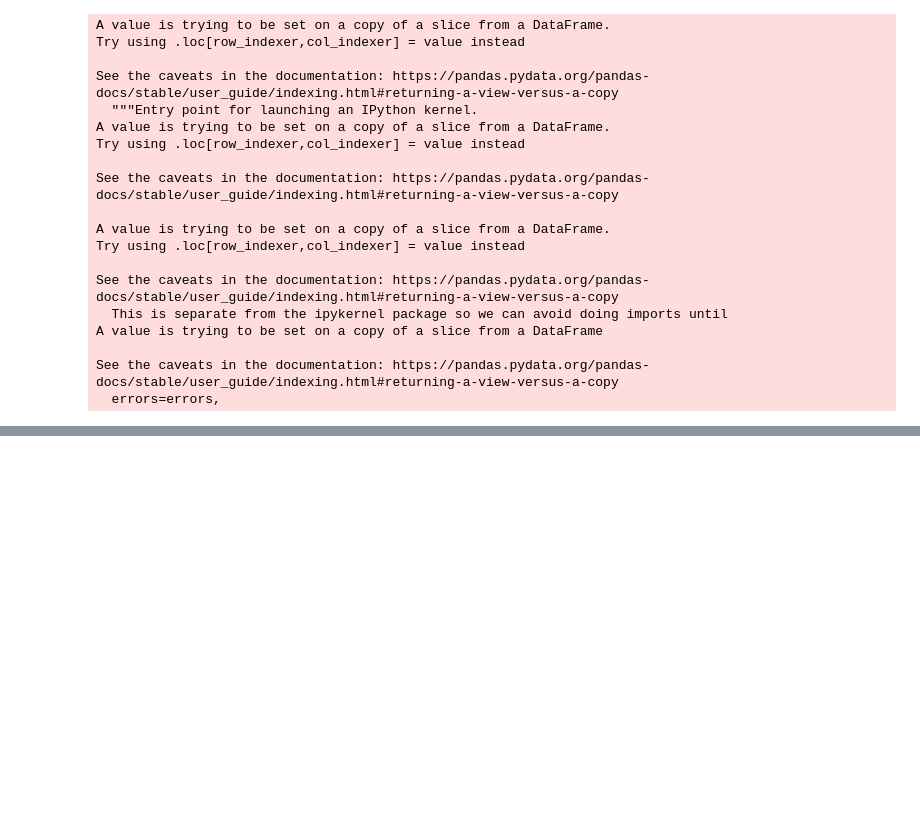
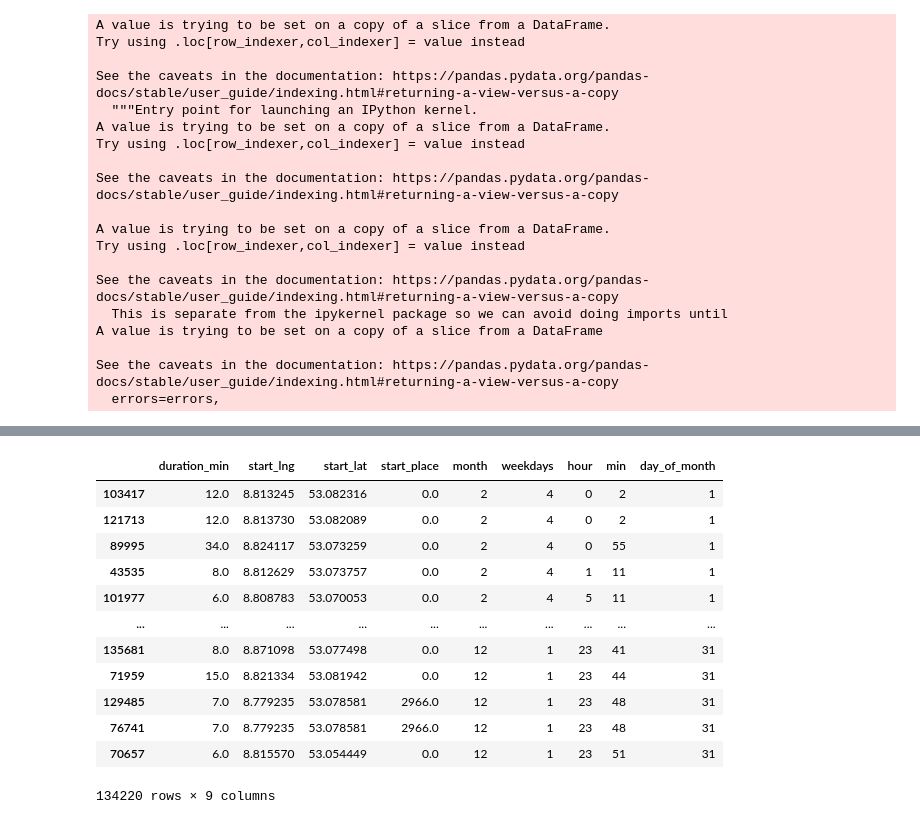
Before and after one commit to janiksudo/PDS_Project, a Jupyter notebook: notebooks/model_duration_explo.ipynb, the cells around one changed output, grey strips where cells are left out. Cells and saved outputs as stored; diff of their text form; code cells hidden in the pictures; blank space fills up the shorter version.

```diff
--- a/notebooks/model_duration_explo.ipynb
+++ b/notebooks/model_duration_explo.ipynb
@@ -110,0 +115,16 @@ data_raw.drop(columns=["bike_type", "identification", "bike"], inplace=True)
+# %%
+data_raw
+# %% [output]
+|  | duration_min | start_lng | start_lat | start_place | month | weekdays | hour | min | day_of_month |
+| 103417 | 12.0 | 8.813245 | 53.082316 | 0.0 | 2 | 4 | 0 | 2 | 1 |
+| 121713 | 12.0 | 8.813730 | 53.082089 | 0.0 | 2 | 4 | 0 | 2 | 1 |
+| 89995 | 34.0 | 8.824117 | 53.073259 | 0.0 | 2 | 4 | 0 | 55 | 1 |
+| 43535 | 8.0 | 8.812629 | 53.073757 | 0.0 | 2 | 4 | 1 | 11 | 1 |
+| 101977 | 6.0 | 8.808783 | 53.070053 | 0.0 | 2 | 4 | 5 | 11 | 1 |
+| ... | ... | ... | ... | ... | ... | ... | ... | ... | ... |
+| 135681 | 8.0 | 8.871098 | 53.077498 | 0.0 | 12 | 1 | 23 | 41 | 31 |
+| 71959 | 15.0 | 8.821334 | 53.081942 | 0.0 | 12 | 1 | 23 | 44 | 31 |
+| 129485 | 7.0 | 8.779235 | 53.078581 | 2966.0 | 12 | 1 | 23 | 48 | 31 |
+| 76741 | 7.0 | 8.779235 | 53.078581 | 2966.0 | 12 | 1 | 23 | 48 | 31 |
+| 70657 | 6.0 | 8.815570 | 53.054449 | 0.0 | 12 | 1 | 23 | 51 | 31 |
+134220 rows × 9 columns
```
Also changed, not shown: parts of 17 cells of this notebook, 1 other file.
